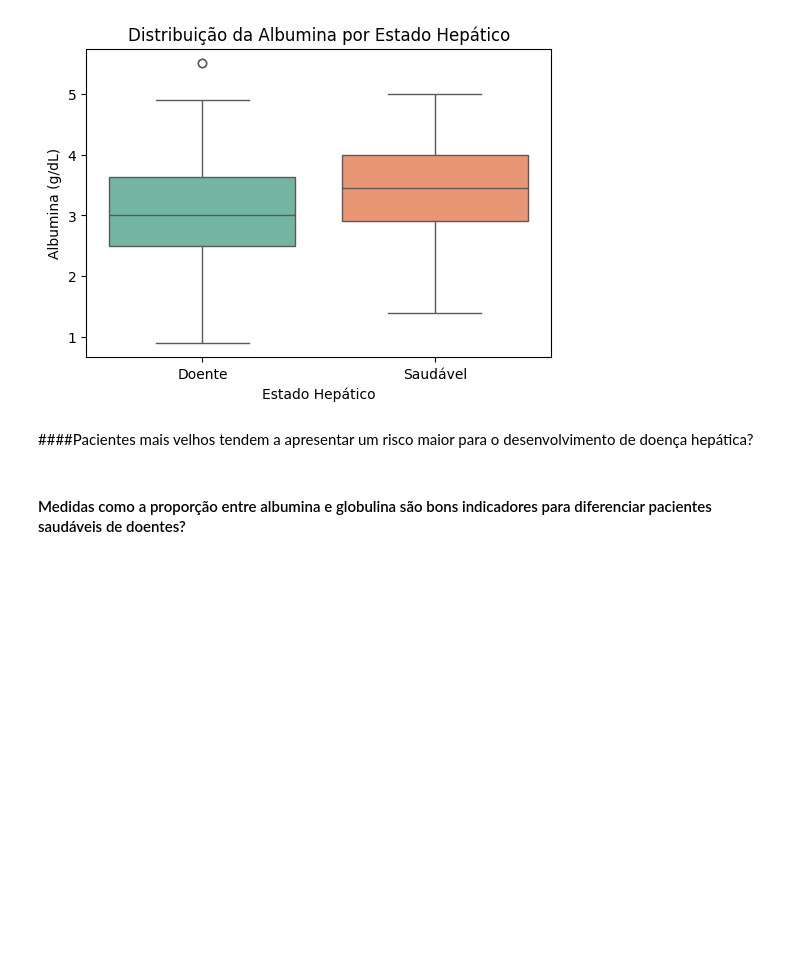
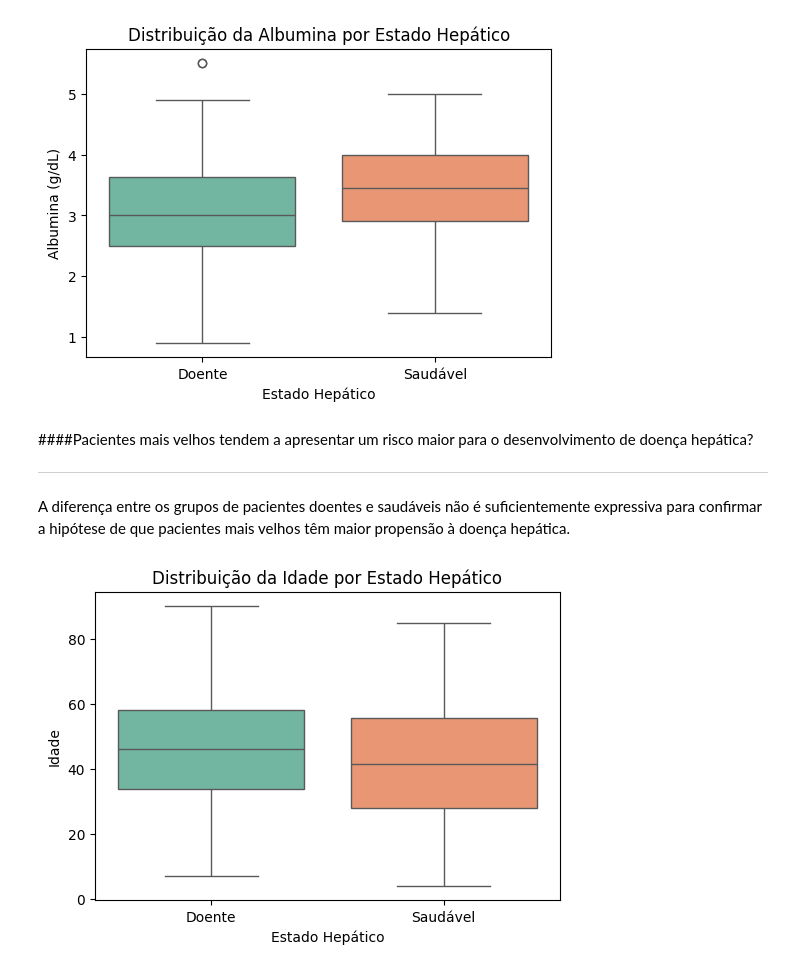
Before and after one commit to paulaRMachado/PUC-RIO-DTSC-MVP2, a Jupyter notebook: PUC_MVP_2.ipynb, the cells around one changed output. Saved outputs shown, nothing was run; the diff lists cells and outputs as text; code cells hidden in the pictures; blank space fills up the shorter version.

```diff
--- a/PUC_MVP_2.ipynb
+++ b/PUC_MVP_2.ipynb
@@ -457,5 +534,22 @@ plt.show()
 [figure]
 # %% [markdown]
 ####Pacientes mais velhos tendem a apresentar um risco maior para o desenvolvimento de doença hepática?
+
+---
+A diferença entre os grupos de pacientes doentes e saudáveis não é suficientemente expressiva para confirmar a hipótese de que pacientes mais velhos têm maior propensão à doença hepática.
-# %% [markdown]
-#### Medidas como a proporção entre albumina e globulina são bons indicadores para diferenciar pacientes saudáveis de doentes?
+# %%
+plt.figure(figsize=(6,4))
+sns.boxplot(
+    data=bronze,
+    x='Estado hepático',
+    y='Idade',
+    hue='Estado hepático',
+    palette='Set2',
+    legend=False
+)
+plt.title('Distribuição da Idade por Estado Hepático')
+plt.ylabel('Idade')
+plt.xlabel('Estado Hepático')
+plt.show()
+# %% [output]
+[figure, added]
```
Also changed, not shown: parts of 36 cells of this notebook.
